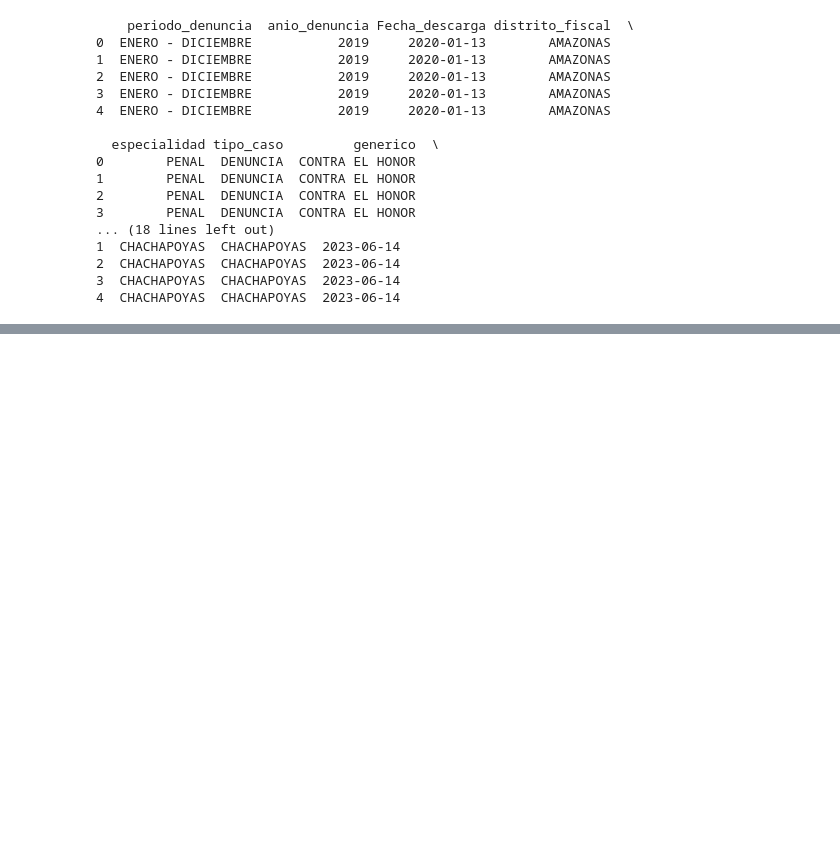
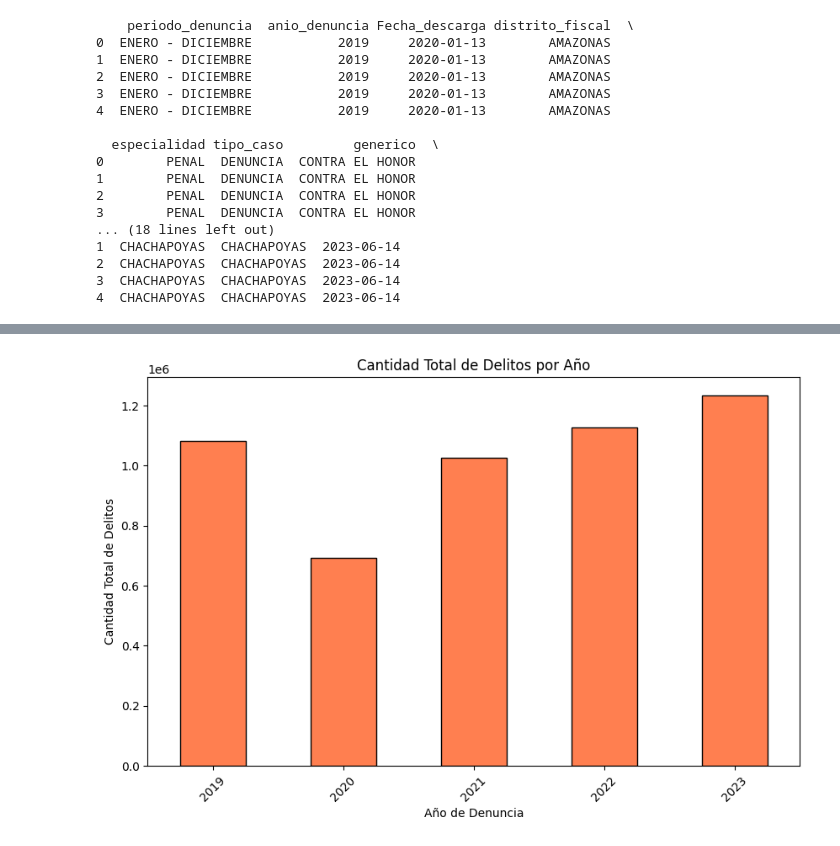
Before and after one commit to xKevO/Analisis_delitos_peru, a Jupyter notebook: delitos_peru.ipynb, the cells around one changed output, grey strips where cells are left out. Saved outputs shown, nothing was run; the diff lists cells and outputs as text; code cells hidden in the pictures; blank space fills up the shorter version.

```diff
--- a/delitos_peru.ipynb
+++ b/delitos_peru.ipynb
@@ -146,0 +247,11 @@ print(df_delitos.head())
+# %%
+# Gráfico de barras para la cantidad de delitos por año de denuncia
+plt.figure(figsize=(10, 6))
+df_delitos.groupby('anio_denuncia')['cantidad'].sum().plot(kind='bar', color='coral', edgecolor='black')
+plt.title('Cantidad Total de Delitos por Año')
+plt.xlabel('Año de Denuncia')
+plt.ylabel('Cantidad Total de Delitos')
+plt.xticks(rotation=45)
+plt.show()
+# %% [output]
+[figure, added]
```
Also changed, not shown: parts of 18 cells of this notebook, 1 other file.
